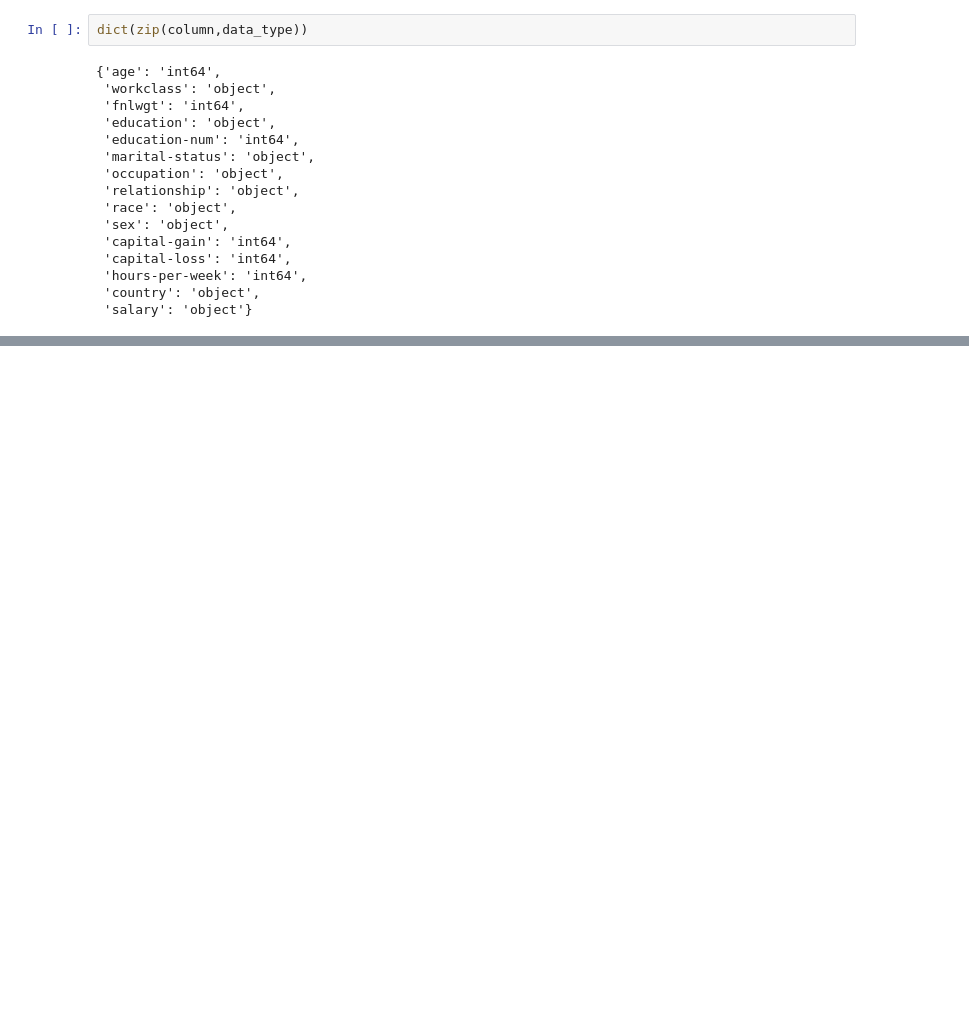
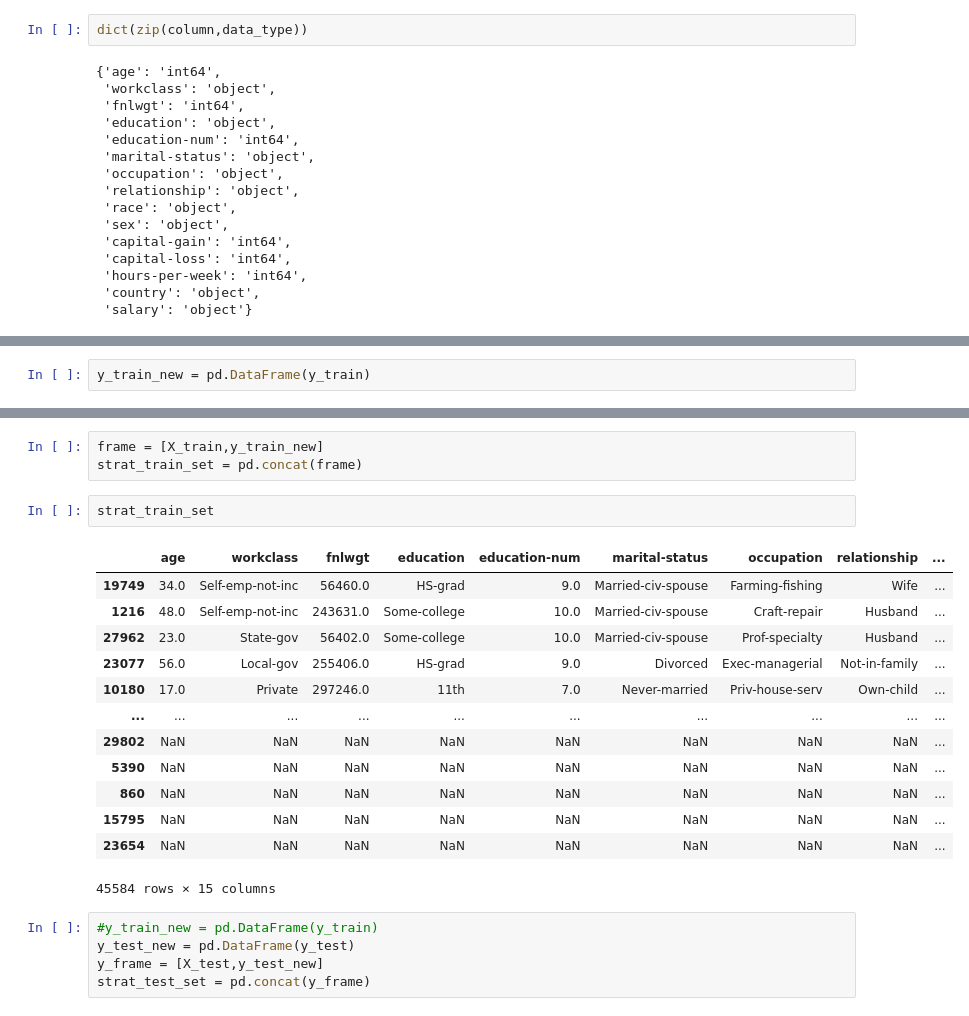
Before and after one commit to Prashant-Baliyan/DL_DVC_Template, a Jupyter notebook: notebook/Schemafilegenerator.ipynb, the cells around one changed output, grey strips where cells are left out. Drawn from its saved outputs; the diff is of its cells as text; blank space fills up the shorter version.

```diff
--- a/notebook/Schemafilegenerator.ipynb
+++ b/notebook/Schemafilegenerator.ipynb
@@ -86,0 +111,2 @@ dict(zip(column,data_type))
+# %%
+y_train_new = pd.DataFrame(y_train)
@@ -86,0 +145,24 @@ dict(zip(column,data_type))
+# %%
+frame = [X_train,y_train_new]
+strat_train_set = pd.concat(frame)
+# %%
+strat_train_set
+# %% [output]
+|  | age | workclass | fnlwgt | education | education-num | marital-status | occupation | relationship | ... |
+| 19749 | 34.0 | Self-emp-not-inc | 56460.0 | HS-grad | 9.0 | Married-civ-spouse | Farming-fishing | Wife | ... |
+| 1216 | 48.0 | Self-emp-not-inc | 243631.0 | Some-college | 10.0 | Married-civ-spouse | Craft-repair | Husband | ... |
+| 27962 | 23.0 | State-gov | 56402.0 | Some-college | 10.0 | Married-civ-spouse | Prof-specialty | Husband | ... |
+| 23077 | 56.0 | Local-gov | 255406.0 | HS-grad | 9.0 | Divorced | Exec-managerial | Not-in-family | ... |
+| 10180 | 17.0 | Private | 297246.0 | 11th | 7.0 | Never-married | Priv-house-serv | Own-child | ... |
+| ... | ... | ... | ... | ... | ... | ... | ... | ... | ... |
+| 29802 | NaN | NaN | NaN | NaN | NaN | NaN | NaN | NaN | ... |
+| 5390 | NaN | NaN | NaN | NaN | NaN | NaN | NaN | NaN | ... |
+| 860 | NaN | NaN | NaN | NaN | NaN | NaN | NaN | NaN | ... |
+| 15795 | NaN | NaN | NaN | NaN | NaN | NaN | NaN | NaN | ... |
+| 23654 | NaN | NaN | NaN | NaN | NaN | NaN | NaN | NaN | ... |
+45584 rows × 15 columns
+# %%
+#y_train_new = pd.DataFrame(y_train)
+y_test_new = pd.DataFrame(y_test)
+y_frame = [X_test,y_test_new]
+strat_test_set = pd.concat(y_frame)
```
Also changed, not shown: parts of 8 cells of this notebook, 6 other files.
